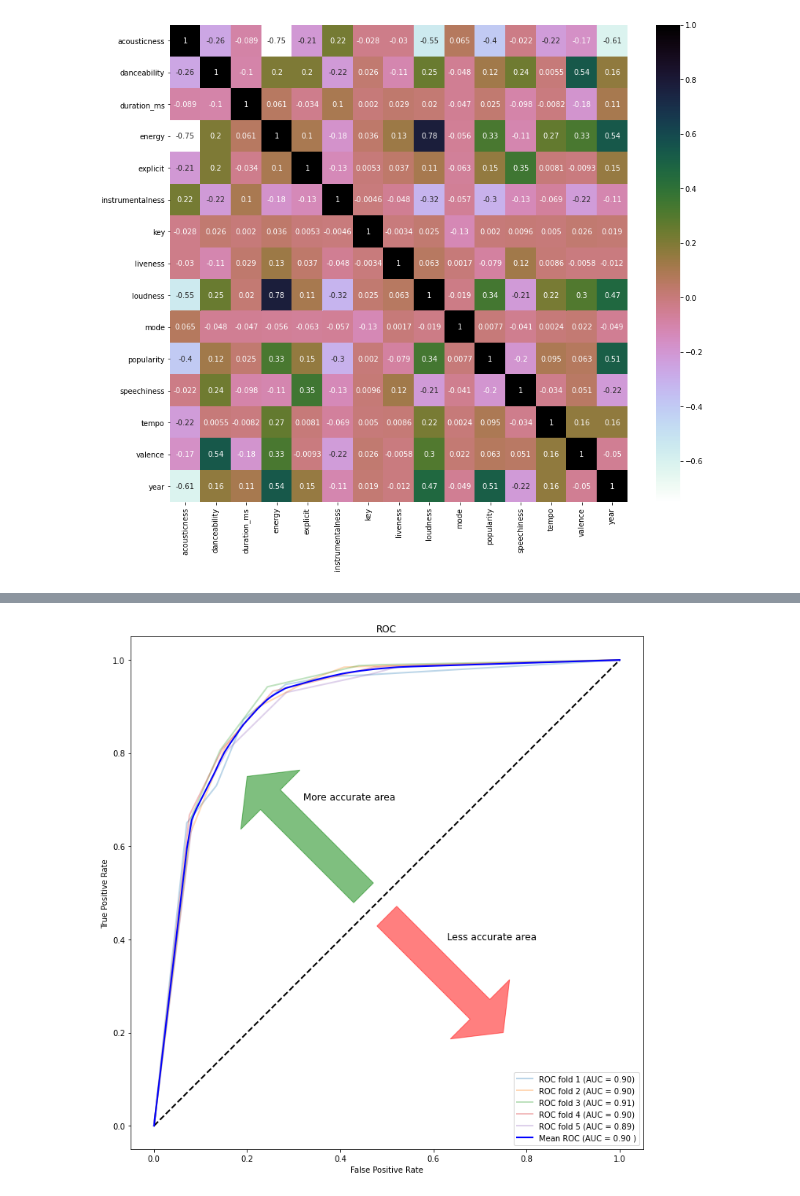
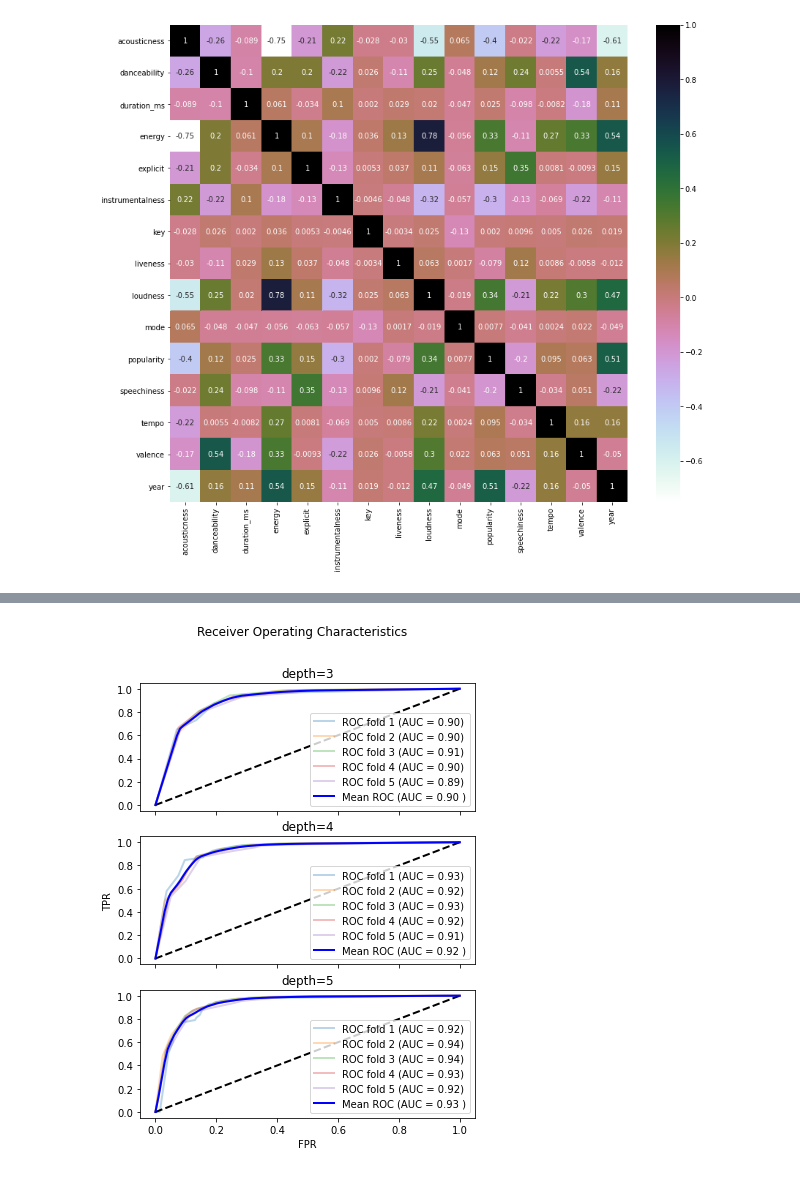
Before and after one commit to tannerskluz/SpotifyClassifier, a Jupyter notebook: SpotifyClassifier_dt.ipynb, the cells around one changed output, grey strips where cells are left out. Drawn from its saved outputs; the diff is of its cells as text; code cells hidden in the pictures.

Commit message:
decision tree: add static tt split and roc grid

```diff
--- a/SpotifyClassifier_dt.ipynb
+++ b/SpotifyClassifier_dt.ipynb
@@ -175,43 +197,79 @@ Image(filename = PATH)
 # %%
 from sklearn.metrics import roc_curve, auc
 from scipy import interp
 
 # compute ROC curve AUC score
 # plot arrows
-fig1 = plt.figure(figsize=[12,12])
-ax1 = fig1.add_subplot(111,aspect = 'equal')
-ax1.add_patch(
-    patches.Arrow(0.45,0.5,-0.25,0.25,width=0.3,color='green',alpha = 0.5)
-)
-ax1.add_patch(
-    patches.Arrow(0.5,0.45,0.25,-0.25,width=0.3,color='red',alpha = 0.5)
-)
+# excuse the awful spaghetti code
+fig, (ax1, ax2, ax3) = plt.subplots(3, sharex=True, sharey=True)
+fig.set_figheight(8)
+fig.set_figwidth(6)
+mean_fpr = np.linspace(0,1,100)
+cv = StratifiedKFold(n_splits=5,shuffle=False)
+# tree3
 tprs = []
 aucs = []
-mean_fpr = np.linspace(0,1,100)
-cv = StratifiedKFold(n_splits=5,shuffle=False)
 i = 1
 for train,test in cv.split(X_res,y_res):
-    prediction = clf_tree.fit(X_res.iloc[train],y_res.iloc[train]).predict_proba(X_res.iloc[test])
+    prediction = clf_tree3.fit(X_res.iloc[train],y_res.iloc[train]).predict_proba(X_res.iloc[test])
     fpr, tpr, t = roc_curve(y_res[test], prediction[:, 1])
     tprs.append(np.interp(mean_fpr, fpr, tpr))
     roc_auc = auc(fpr, tpr)
     aucs.append(roc_auc)
-    plt.plot(fpr, tpr, lw=2, alpha=0.3, label='ROC fold %d (AUC = %0.2f)' % (i, roc_auc))
+    ax1.plot(fpr, tpr, lw=2, alpha=0.3, label='ROC fold %d (AUC = %0.2f)' % (i, roc_auc))
     i= i+1
 
-plt.plot([0,1],[0,1],linestyle = '--',lw = 2,color = 'black')
+ax1.plot([0,1],[0,1],linestyle = '--',lw = 2,color = 'black')
 mean_tpr = np.mean(tprs, axis=0)
 mean_auc = auc(mean_fpr, mean_tpr)
-plt.plot(mean_fpr, mean_tpr, color='blue',
+ax1.plot(mean_fpr, mean_tpr, color='blue',
+         label=r'Mean ROC (AUC = %0.2f )' % (mean_auc),lw=2, alpha=1)
+# tree4
+tprs = []
+aucs = []
+i = 1
+for train,test in cv.split(X_res,y_res):
+    prediction = clf_tree4.fit(X_res.iloc[train],y_res.iloc[train]).predict_proba(X_res.iloc[test])
+    fpr, tpr, t = roc_curve(y_res[test], prediction[:, 1])
+    tprs.append(np.interp(mean_fpr, fpr, tpr))
+    roc_auc = auc(fpr, tpr)
+    aucs.append(roc_auc)
+    ax2.plot(fpr, tpr, lw=2, alpha=0.3, label='ROC fold %d (AUC = %0.2f)' % (i, roc_auc))
+    i= i+1
+
+ax2.plot([0,1],[0,1],linestyle = '--',lw = 2,color = 'black')
+mean_tpr = np.mean(tprs, axis=0)
+mean_auc = auc(mean_fpr, mean_tpr)
+ax2.plot(mean_fpr, mean_tpr, color='blue',
+         label=r'Mean ROC (AUC = %0.2f )' % (mean_auc),lw=2, alpha=1)
+# tree5
+tprs = []
+aucs = []
+i = 1
+for train,test in cv.split(X_res,y_res):
+    prediction = clf_tree5.fit(X_res.iloc[train],y_res.iloc[train]).predict_proba(X_res.iloc[test])
+    fpr, tpr, t = roc_curve(y_res[test], prediction[:, 1])
+    tprs.append(np.interp(mean_fpr, fpr, tpr))
+    roc_auc = auc(fpr, tpr)
+    aucs.append(roc_auc)
+    ax3.plot(fpr, tpr, lw=2, alpha=0.3, label='ROC fold %d (AUC = %0.2f)' % (i, roc_auc))
+    i= i+1
+
+ax3.plot([0,1],[0,1],linestyle = '--',lw = 2,color = 'black')
+mean_tpr = np.mean(tprs, axis=0)
+mean_auc = auc(mean_fpr, mean_tpr)
+ax3.plot(mean_fpr, mean_tpr, color='blue',
          label=r'Mean ROC (AUC = %0.2f )' % (mean_auc),lw=2, alpha=1)
 
-plt.xlabel('False Positive Rate')
-plt.ylabel('True Positive Rate')
-plt.title('ROC')
-plt.legend(loc="lower right")
-plt.text(0.32,0.7,'More accurate area',fontsize = 12)
-plt.text(0.63,0.4,'Less accurate area',fontsize = 12)
-plt.show()
+fig.suptitle("Receiver Operating Characteristics")
+ax2.set(ylabel='TPR')
+ax3.set(xlabel='FPR')
+ax1.legend(loc="lower right")
+ax1.set_title("depth=3")
+ax2.legend(loc="lower right")
+ax2.set_title("depth=4")
+ax3.legend(loc="lower right")
+ax3.set_title("depth=5")
+fig.show()
 # %% [output]
-[figure, old version]
+[figure, new version]
```
Also changed, not shown: parts of 3 cells of this notebook.
